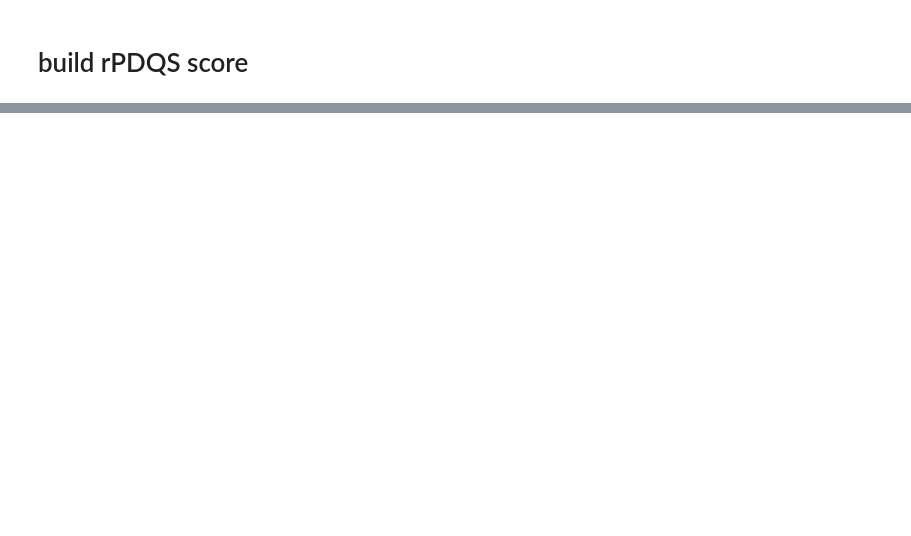
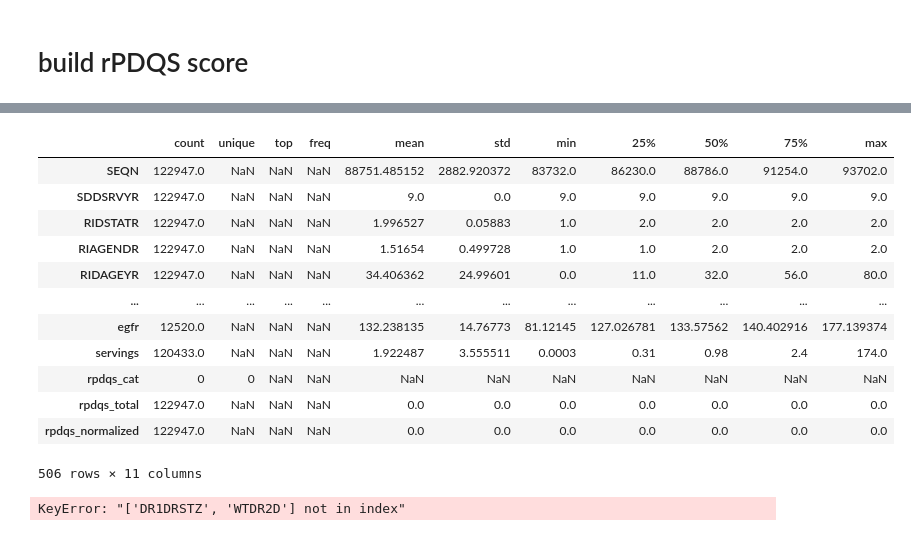
Before and after one commit to JACKMCDONNELL/quotient-health-NHANES, a Jupyter notebook: NHANES 2015 initial.ipynb, the cells around one changed output, grey strips where cells are left out. Cells and saved outputs as stored; diff of their text form; code cells hidden in the pictures; blank space fills up the shorter version.

```diff
--- a/NHANES 2015 initial.ipynb
+++ b/NHANES 2015 initial.ipynb
@@ -104,0 +82,3 @@ print(merged.head())
+# %%
+fped, meta = pyreadstat.read_sas7bdat("fped_dr1tot_1516.sas7bdat")
+print("FPED shape:", fped.shape)
@@ -506,0 +1086,22 @@ fp[score_cols].head()
+# %%
+df_final.describe(include='all').T
+# %% [output]
+|  | count | unique | top | freq | mean | std | min | 25% | 50% | 75% | max |
+| SEQN | 122947.0 | NaN | NaN | NaN | 88751.485152 | 2882.920372 | 83732.0 | 86230.0 | 88786.0 | 91254.0 | 93702.0 |
+| SDDSRVYR | 122947.0 | NaN | NaN | NaN | 9.0 | 0.0 | 9.0 | 9.0 | 9.0 | 9.0 | 9.0 |
+| RIDSTATR | 122947.0 | NaN | NaN | NaN | 1.996527 | 0.05883 | 1.0 | 2.0 | 2.0 | 2.0 | 2.0 |
+| RIAGENDR | 122947.0 | NaN | NaN | NaN | 1.51654 | 0.499728 | 1.0 | 1.0 | 2.0 | 2.0 | 2.0 |
+| RIDAGEYR | 122947.0 | NaN | NaN | NaN | 34.406362 | 24.99601 | 0.0 | 11.0 | 32.0 | 56.0 | 80.0 |
+| ... | ... | ... | ... | ... | ... | ... | ... | ... | ... | ... | ... |
+| egfr | 12520.0 | NaN | NaN | NaN | 132.238135 | 14.76773 | 81.12145 | 127.026781 | 133.57562 | 140.402916 | 177.139374 |
+| servings | 120433.0 | NaN | NaN | NaN | 1.922487 | 3.555511 | 0.0003 | 0.31 | 0.98 | 2.4 | 174.0 |
+| rpdqs_cat | 0 | 0 | NaN | NaN | NaN | NaN | NaN | NaN | NaN | NaN | NaN |
+| rpdqs_total | 122947.0 | NaN | NaN | NaN | 0.0 | 0.0 | 0.0 | 0.0 | 0.0 | 0.0 | 0.0 |
+| rpdqs_normalized | 122947.0 | NaN | NaN | NaN | 0.0 | 0.0 | 0.0 | 0.0 | 0.0 | 0.0 | 0.0 |
+506 rows × 11 columns
+# %%
+# why are some rPDQS missing?
+
+df_final.loc[df_final['rpdqs_cat'].isna(), ['SEQN','DR1DRSTZ','RIDAGEYR','WTDR2D']]
+# %% [output]
+KeyError: "['DR1DRSTZ', 'WTDR2D'] not in index"
```
Also changed, not shown: parts of 46 cells of this notebook, 2 other files.
